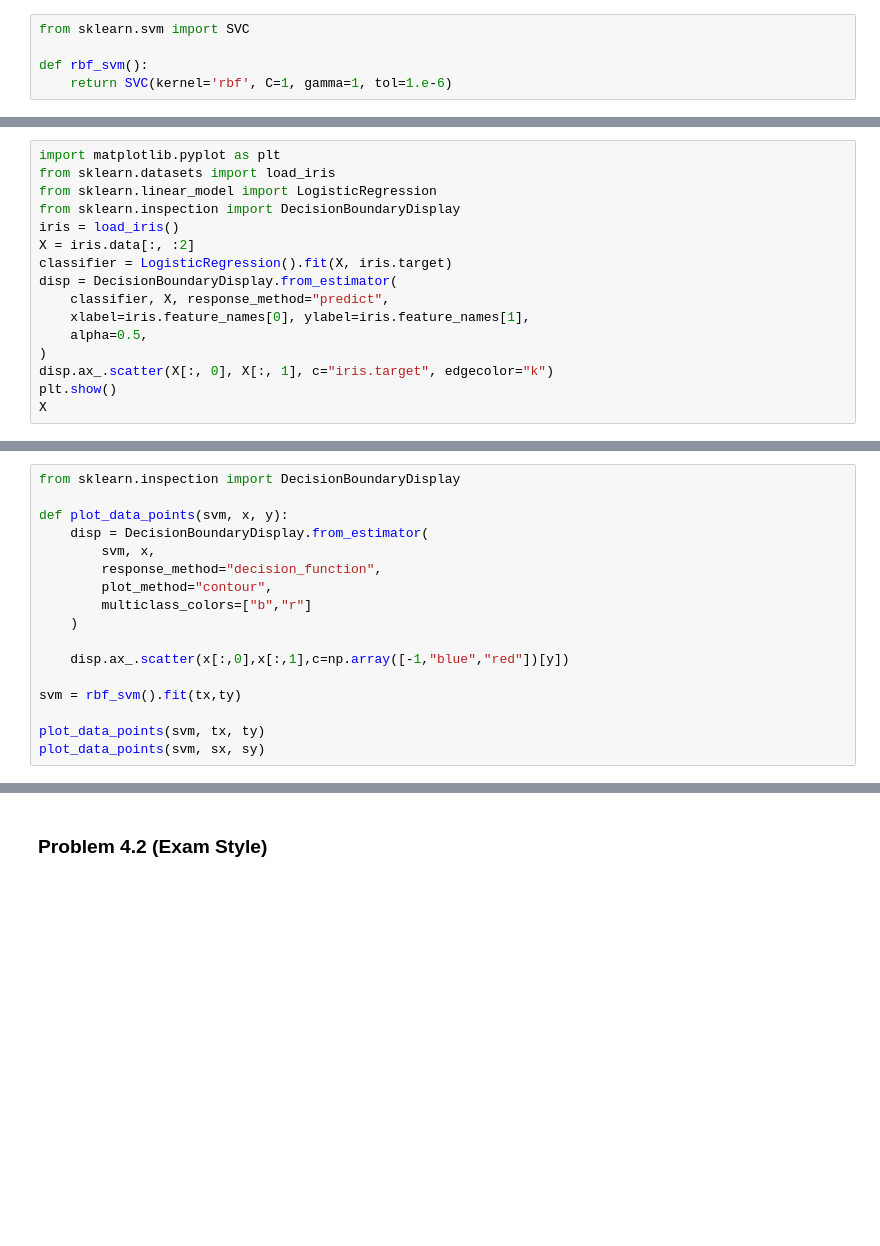
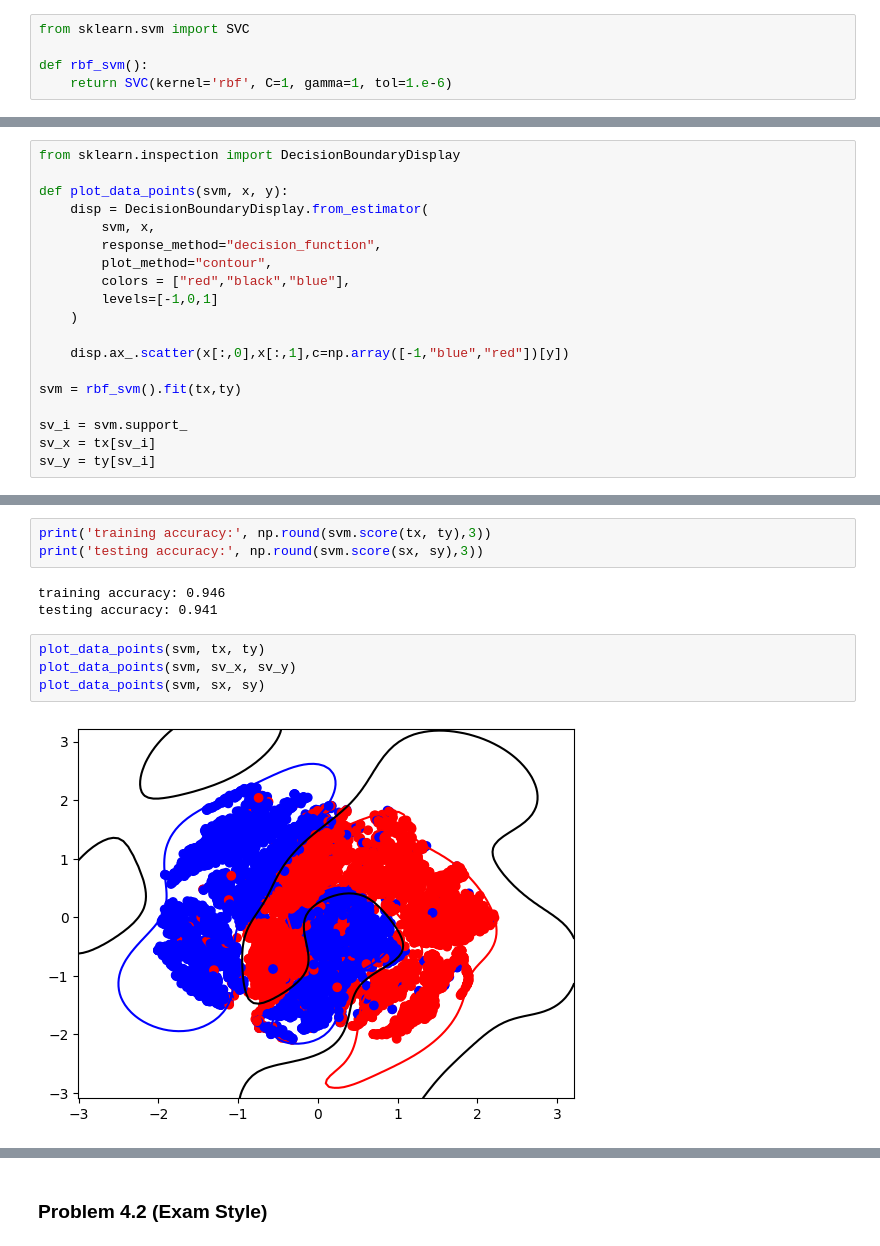
Before and after one commit to glianx/cs371, a Jupyter notebook: hw6/gordon.ipynb, the cells around one changed output, grey strips where cells are left out. Cells and saved outputs as stored; diff of their text form; blank space fills up the shorter version.

```diff
--- a/hw6/gordon.ipynb
+++ b/hw6/gordon.ipynb
@@ -325,16 +279,0 @@ plot_data_points(sx,sy)
-# %%
-import matplotlib.pyplot as plt
-from sklearn.datasets import load_iris
-from sklearn.linear_model import LogisticRegression
-from sklearn.inspection import DecisionBoundaryDisplay
-iris = load_iris()
-X = iris.data[:, :2]
-classifier = LogisticRegression().fit(X, iris.target)
-disp = DecisionBoundaryDisplay.from_estimator(
-    classifier, X, response_method="predict",
-    xlabel=iris.feature_names[0], ylabel=iris.feature_names[1],
-    alpha=0.5,
-)
-disp.ax_.scatter(X[:, 0], X[:, 1], c="iris.target", edgecolor="k")
-plt.show()
-X
@@ -365,12 +294,14 @@ def plot_data_points(svm, x, y):
         svm, x,
         response_method="decision_function",
         plot_method="contour",
-        multiclass_colors=["b","r"]
+        colors = ["red","black","blue"],
+        levels=[-1,0,1]
     )
 
     disp.ax_.scatter(x[:,0],x[:,1],c=np.array([-1,"blue","red"])[y])
 
 svm = rbf_svm().fit(tx,ty)
 
-plot_data_points(svm, tx, ty)
-plot_data_points(svm, sx, sy)
+sv_i = svm.support_
+sv_x = tx[sv_i]
+sv_y = ty[sv_i]
@@ -379,0 +308,12 @@ plot_data_points(svm, sx, sy)
+# %%
+print('training accuracy:', np.round(svm.score(tx, ty),3))
+print('testing accuracy:', np.round(svm.score(sx, sy),3))
+# %% [output]
+training accuracy: 0.946
+testing accuracy: 0.941
+# %%
+plot_data_points(svm, tx, ty)
+plot_data_points(svm, sv_x, sv_y)
+plot_data_points(svm, sx, sy)
+# %% [output]
+[figure, added]
```
Also changed, not shown: parts of 5 cells of this notebook.
